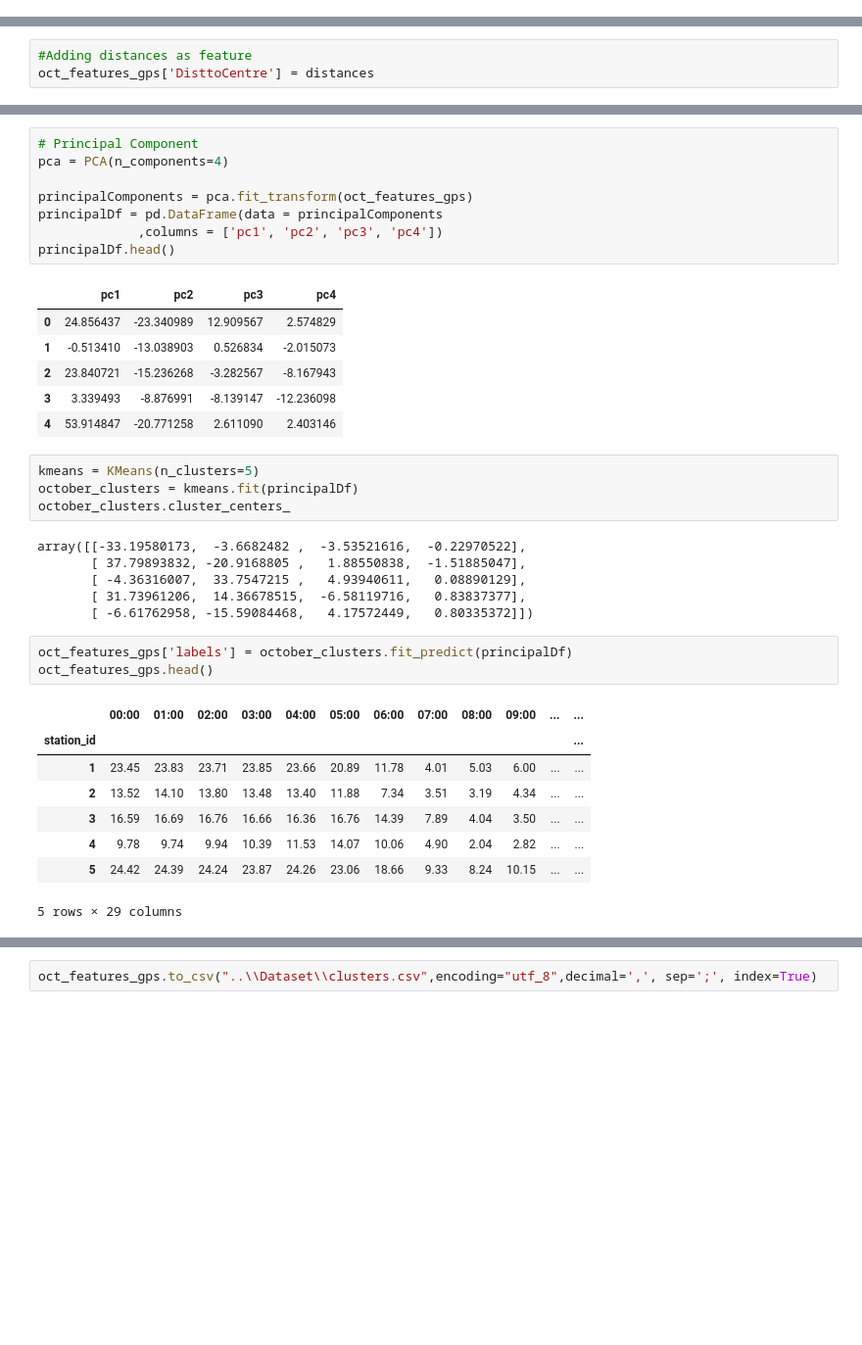
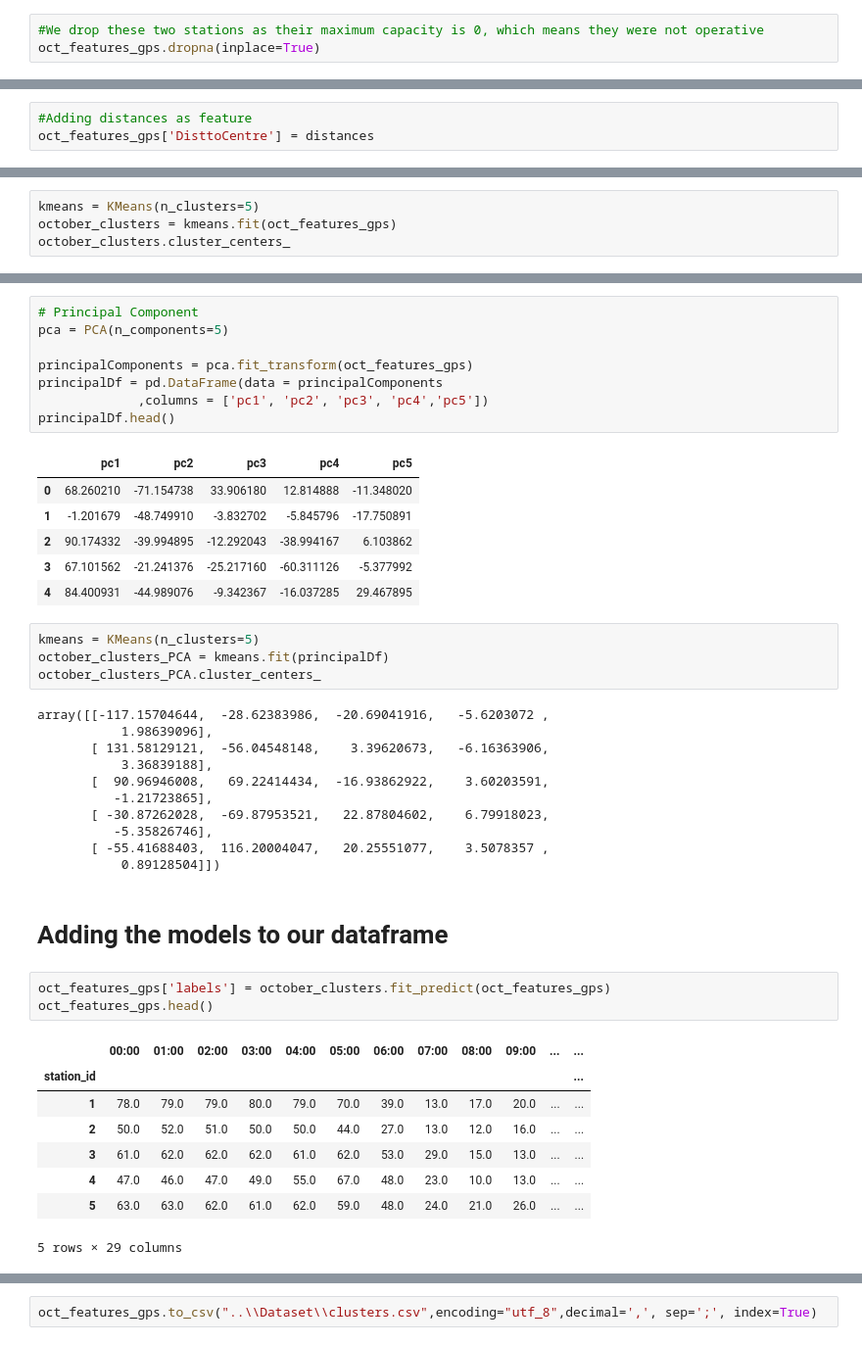
Before and after one commit to jaumevr15/Bicing-Stations-Analysis, a Jupyter notebook: your-project/code/2_geolocation_clusters.ipynb, the cells around one changed output, grey strips where cells are left out. Shown at 98% size. Drawn from its saved outputs; the diff is of its cells as text; blank space fills up the shorter version.

Commit message:
[CLU] Added non-PCA analysis and comparison between 2 models

```diff
--- a/your-project/code/2_geolocation_clusters.ipynb
+++ b/your-project/code/2_geolocation_clusters.ipynb
@@ -52,3 +60,6 @@ dtype: int64
+# %%
+#We drop these two stations as their maximum capacity is 0, which means they were not operative
+oct_features_gps.dropna(inplace=True)
 # %% [markdown]
 ### Calculating the distance of each station to the city centre
 We will use Plaça Catalunya, Lat: 41.3870154, Long: 2.1700471 as the centre of the city and will caluclate the distance, in kilometres, of the station to the centre.
@@ -79,0 +97,4 @@ oct_features_gps.head()
+# %%
+kmeans = KMeans(n_clusters=5)
+october_clusters = kmeans.fit(oct_features_gps)
+october_clusters.cluster_centers_
@@ -80,37 +122,44 @@ oct_features_gps.head()
 # %%
 # Principal Component
-pca = PCA(n_components=4)
+pca = PCA(n_components=5)
 
 principalComponents = pca.fit_transform(oct_features_gps)
 principalDf = pd.DataFrame(data = principalComponents
-             ,columns = ['pc1', 'pc2', 'pc3', 'pc4'])
+             ,columns = ['pc1', 'pc2', 'pc3', 'pc4','pc5'])
 principalDf.head()
 # %% [output]
-|  | pc1 | pc2 | pc3 | pc4 |
-| 0 | 24.856437 | -23.340989 | 12.909567 | 2.574829 |
-| 1 | -0.513410 | -13.038903 | 0.526834 | -2.015073 |
-| 2 | 23.840721 | -15.236268 | -3.282567 | -8.167943 |
-| 3 | 3.339493 | -8.876991 | -8.139147 | -12.236098 |
-| 4 | 53.914847 | -20.771258 | 2.611090 | 2.403146 |
+|  | pc1 | pc2 | pc3 | pc4 | pc5 |
+| 0 | 68.260210 | -71.154738 | 33.906180 | 12.814888 | -11.348020 |
+| 1 | -1.201679 | -48.749910 | -3.832702 | -5.845796 | -17.750891 |
+| 2 | 90.174332 | -39.994895 | -12.292043 | -38.994167 | 6.103862 |
+| 3 | 67.101562 | -21.241376 | -25.217160 | -60.311126 | -5.377992 |
+| 4 | 84.400931 | -44.989076 | -9.342367 | -16.037285 | 29.467895 |
 # %%
 kmeans = KMeans(n_clusters=5)
-october_clusters = kmeans.fit(principalDf)
-october_clusters.cluster_centers_
+october_clusters_PCA = kmeans.fit(principalDf)
+october_clusters_PCA.cluster_centers_
 # %% [output]
-array([[-33.19580173,  -3.6682482 ,  -3.53521616,  -0.22970522],
-       [ 37.79893832, -20.9168805 ,   1.88550838,  -1.51885047],
-       [ -4.36316007,  33.7547215 ,   4.93940611,   0.08890129],
-       [ 31.73961206,  14.36678515,  -6.58119716,   0.83837377],
-       [ -6.61762958, -15.59084468,   4.17572449,   0.80335372]])
+array([[-117.15704644,  -28.62383986,  -20.69041916,   -5.6203072 ,
+           1.98639096],
+       [ 131.58129121,  -56.04548148,    3.39620673,   -6.16363906,
+           3.36839188],
+       [  90.96946008,   69.22414434,  -16.93862922,    3.60203591,
+          -1.21723865],
+       [ -30.87262028,  -69.87953521,   22.87804602,    6.79918023,
+          -5.35826746],
+       [ -55.41688403,  116.20004047,   20.25551077,    3.5078357 ,
+           0.89128504]])
+# %% [markdown]
+# Adding the models to our dataframe
 # %%
-oct_features_gps['labels'] = october_clusters.fit_predict(principalDf)
+oct_features_gps['labels'] = october_clusters.fit_predict(oct_features_gps)
 oct_features_gps.head()
 # %% [output]
 |  | 00:00 | 01:00 | 02:00 | 03:00 | 04:00 | 05:00 | 06:00 | 07:00 | 08:00 | 09:00 | ... | ... |
 | station_id |  |  |  |  |  |  |  |  |  |  |  | ... |
-| 1 | 23.45 | 23.83 | 23.71 | 23.85 | 23.66 | 20.89 | 11.78 | 4.01 | 5.03 | 6.00 | ... | ... |
-| 2 | 13.52 | 14.10 | 13.80 | 13.48 | 13.40 | 11.88 | 7.34 | 3.51 | 3.19 | 4.34 | ... | ... |
-| 3 | 16.59 | 16.69 | 16.76 | 16.66 | 16.36 | 16.76 | 14.39 | 7.89 | 4.04 | 3.50 | ... | ... |
-| 4 | 9.78 | 9.74 | 9.94 | 10.39 | 11.53 | 14.07 | 10.06 | 4.90 | 2.04 | 2.82 | ... | ... |
-| 5 | 24.42 | 24.39 | 24.24 | 23.87 | 24.26 | 23.06 | 18.66 | 9.33 | 8.24 | 10.15 | ... | ... |
+| 1 | 78.0 | 79.0 | 79.0 | 80.0 | 79.0 | 70.0 | 39.0 | 13.0 | 17.0 | 20.0 | ... | ... |
+| 2 | 50.0 | 52.0 | 51.0 | 50.0 | 50.0 | 44.0 | 27.0 | 13.0 | 12.0 | 16.0 | ... | ... |
+| 3 | 61.0 | 62.0 | 62.0 | 62.0 | 61.0 | 62.0 | 53.0 | 29.0 | 15.0 | 13.0 | ... | ... |
+| 4 | 47.0 | 46.0 | 47.0 | 49.0 | 55.0 | 67.0 | 48.0 | 23.0 | 10.0 | 13.0 | ... | ... |
+| 5 | 63.0 | 63.0 | 62.0 | 61.0 | 62.0 | 59.0 | 48.0 | 24.0 | 21.0 | 26.0 | ... | ... |
 5 rows × 29 columns
```
Also changed, not shown: parts of 13 cells of this notebook, 1 other file.
